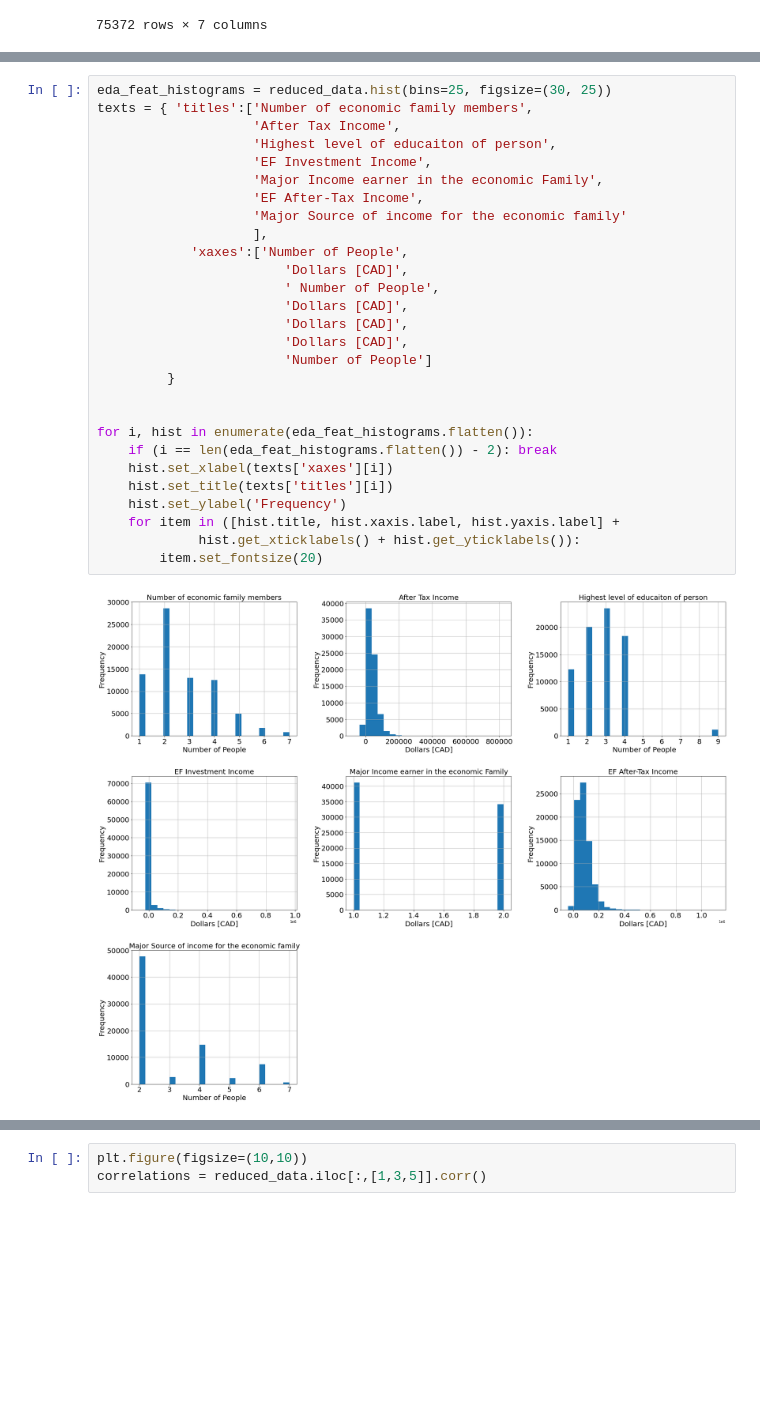
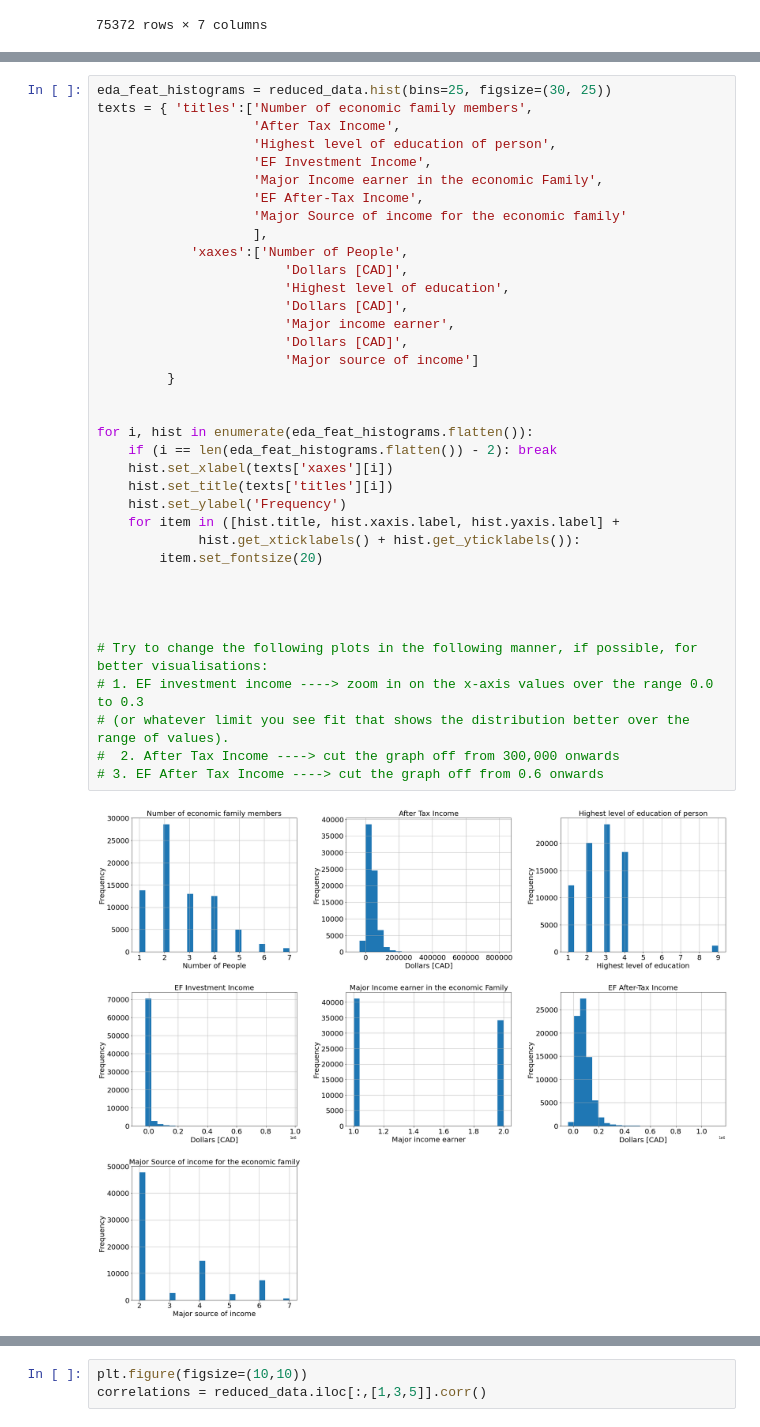
Before and after one commit to izk20/DSCI-310-Group-10, a Jupyter notebook: analysis.ipynb, the cells around one changed output, grey strips where cells are left out. Cells and saved outputs as stored; diff of their text form; blank space fills up the shorter version.

```diff
--- a/analysis.ipynb
+++ b/analysis.ipynb
@@ -164,30 +171,39 @@ reduced_data
 # %%
 eda_feat_histograms = reduced_data.hist(bins=25, figsize=(30, 25))
 texts = { 'titles':['Number of economic family members',
                     'After Tax Income',
-                    'Highest level of educaiton of person',
+                    'Highest level of education of person',
                     'EF Investment Income',
                     'Major Income earner in the economic Family',
                     'EF After-Tax Income',
                     'Major Source of income for the economic family'
                     ],
             'xaxes':['Number of People',
                         'Dollars [CAD]',
-                        ' Number of People',
+                        'Highest level of education',
                         'Dollars [CAD]',
+                        'Major income earner',
                         'Dollars [CAD]',
-                        'Dollars [CAD]',
-                        'Number of People']
+                        'Major source of income']
          }
 
 
 for i, hist in enumerate(eda_feat_histograms.flatten()):
     if (i == len(eda_feat_histograms.flatten()) - 2): break
     hist.set_xlabel(texts['xaxes'][i])
     hist.set_title(texts['titles'][i])
     hist.set_ylabel('Frequency')
     for item in ([hist.title, hist.xaxis.label, hist.yaxis.label] +
              hist.get_xticklabels() + hist.get_yticklabels()):
         item.set_fontsize(20)
+
+
+
+
+# Try to change the following plots in the following manner, if possible, for better visualisations:
+# 1. EF investment income ----> zoom in on the x-axis values over the range 0.0 to 0.3
+# (or whatever limit you see fit that shows the distribution better over the range of values).
+#  2. After Tax Income ----> cut the graph off from 300,000 onwards
+# 3. EF After Tax Income ----> cut the graph off from 0.6 onwards
 # %% [output]
-[figure, old version]
+[figure, new version]
```
Also changed, not shown: parts of 22 cells of this notebook.
